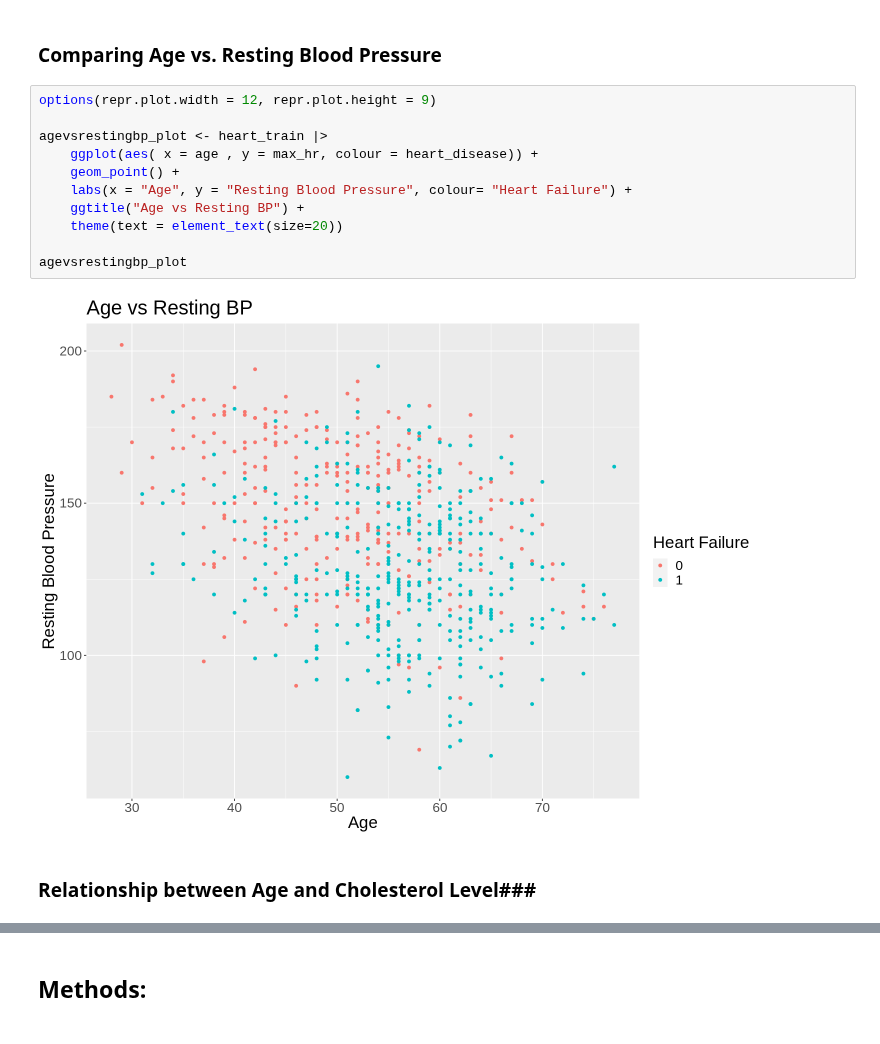
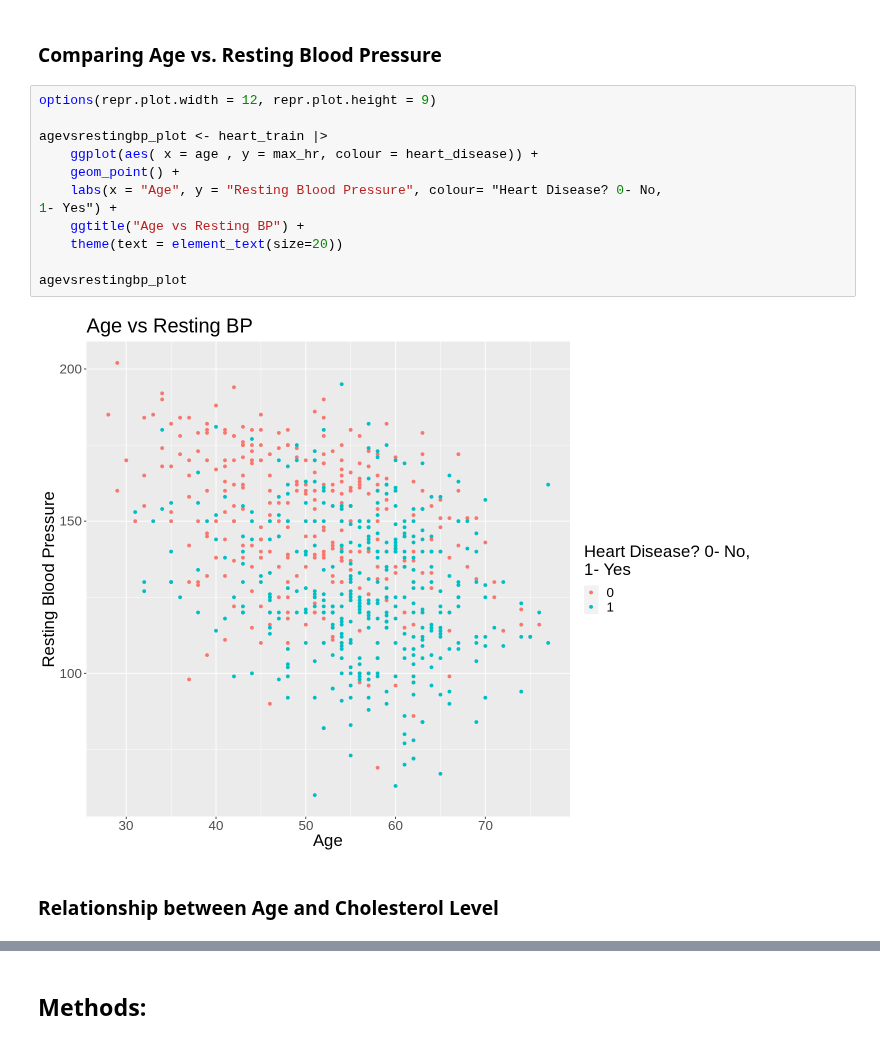
Before and after one commit to sara2815/Heart-Attack-Analysis, a Jupyter notebook: Group-43-Project.ipynb, the cells around one changed output, grey strips where cells are left out. Saved outputs shown, nothing was run; the diff lists cells and outputs as text.

```diff
--- a/Group-43-Project.ipynb
+++ b/Group-43-Project.ipynb
@@ -218,18 +201,19 @@ age_plot
 # %%
 options(repr.plot.width = 12, repr.plot.height = 9)
 
 agevsrestingbp_plot <- heart_train |>
     ggplot(aes( x = age , y = max_hr, colour = heart_disease)) +
     geom_point() +
-    labs(x = "Age", y = "Resting Blood Pressure", colour= "Heart Failure") +
+    labs(x = "Age", y = "Resting Blood Pressure", colour= "Heart Disease? 0- No,
+1- Yes") +
     ggtitle("Age vs Resting BP") +
     theme(text = element_text(size=20))
 
 agevsrestingbp_plot
 # %% [output]
-[figure, old version]
+[figure, new version]
 # %% [markdown]
-### Relationship between Age and Cholesterol Level###
+### Relationship between Age and Cholesterol Level ###
 # %%
 options(repr.plot.width = 12, repr.plot.height = 9)
 
```
Also changed, not shown: parts of 13 cells of this notebook.
